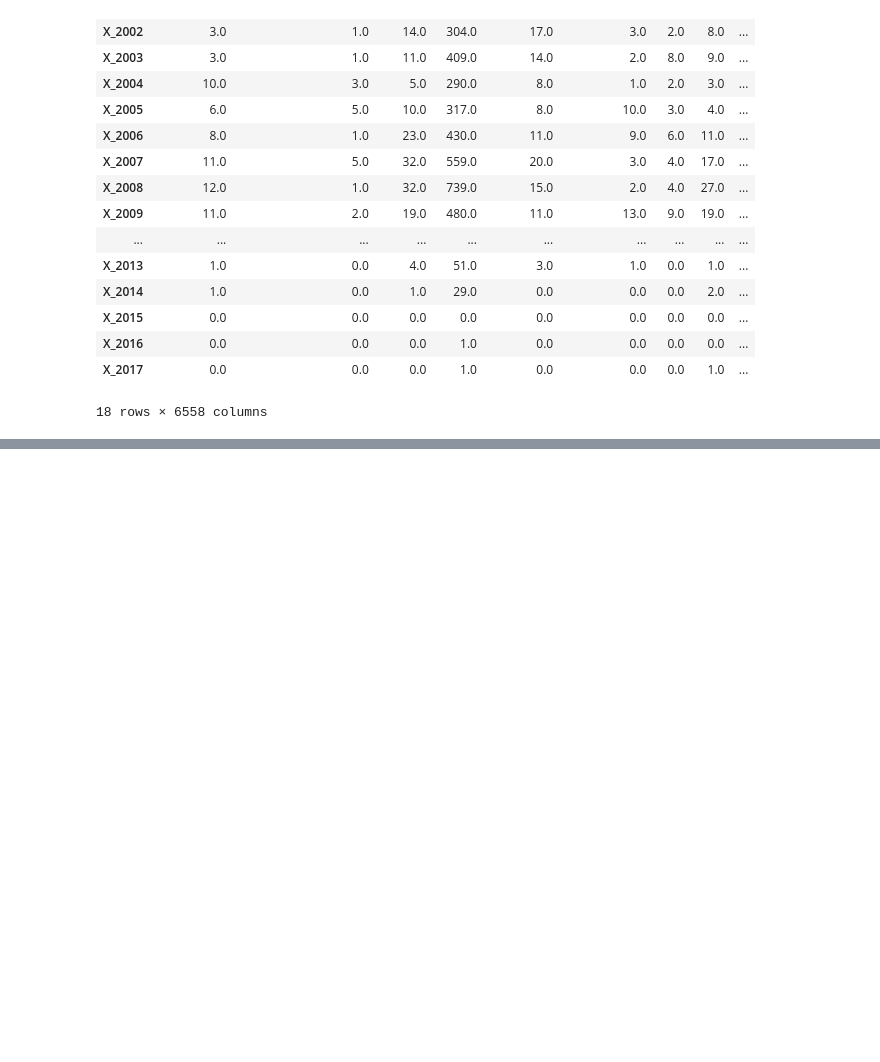
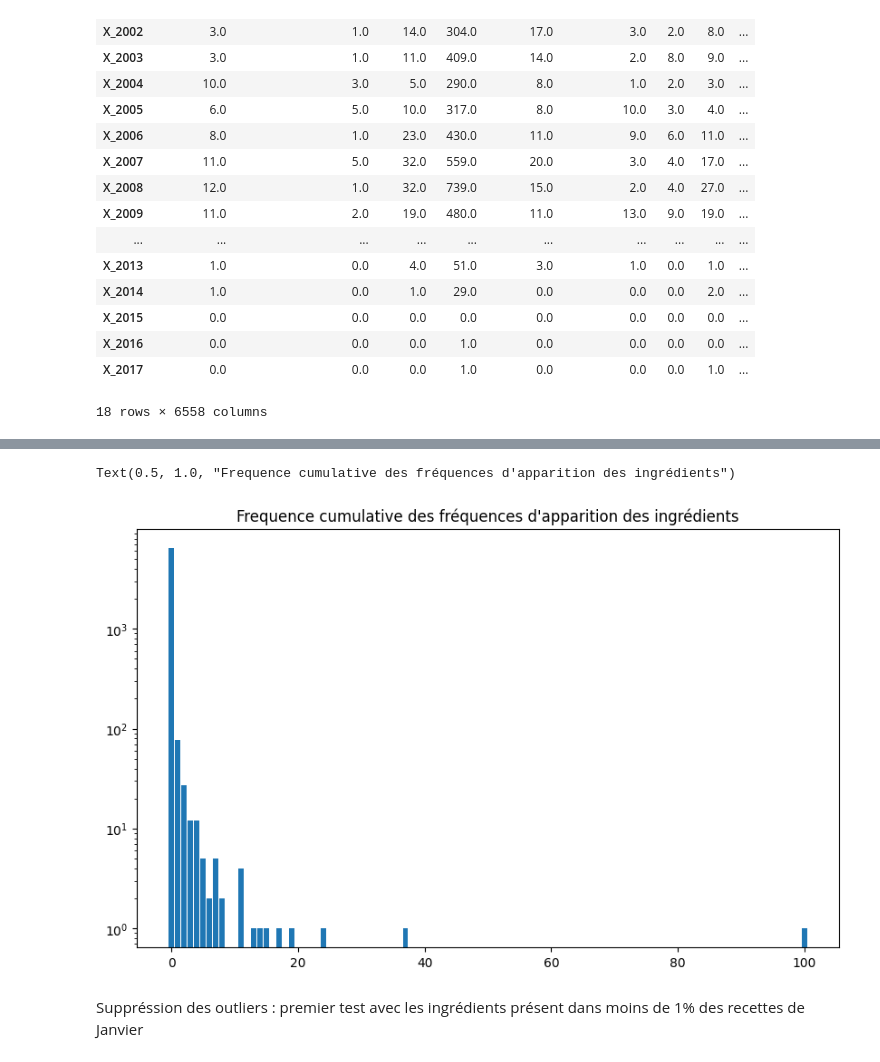
Before and after one commit to ramzinaji/analyse_cooking_app, a Jupyter notebook: etude_app_cuisine/script.ipynb, the cells around one changed output, grey strips where cells are left out. Saved outputs shown, nothing was run; the diff lists cells and outputs as text; code cells hidden in the pictures; blank space fills up the shorter version.

Commit message:
affichage ingrédients

```diff
--- a/etude_app_cuisine/script.ipynb
+++ b/etude_app_cuisine/script.ipynb
@@ -304,0 +366,10 @@ Name: nbre_ingredients, dtype: float64
+# %%
+January_Ingredients_All=pd.DataFrame(January_Ingredients.sum())
+
+January_Ingredients_All=January_Ingredients_All.reset_index()
+January_Ingredients_All.columns=['ingredients','apperences']
+January_Ingredients_All['freq'] = January_Ingredients_All['apperences'] / January_Ingredients.sum().loc['nbre_recipes'] *100        #Fréquence (%) d'apparition d'un ingrédients en Janvier
+
+January_Ingredients_All=January_Ingredients_All.sort_values(by='freq',ascending=False)
+
+January_Ingredients_All
@@ -304,0 +390,3 @@ Name: nbre_ingredients, dtype: float64
+# %%
+January_Ingredients_All['freq_int']=January_Ingredients_All['freq'].apply(lambda x : int(x))
+January_Ingredients_All
@@ -304,0 +407,12 @@ Name: nbre_ingredients, dtype: float64
+# %%
+Jan_Ingr_freq_count=January_Ingredients_All.freq_int.value_counts()# Ici on veut connaitre la distribution des fréquences d'apparition pour éliminer les ingrédients qui apparaissent trop souvent
+Jan_Ingr_freq_count=Jan_Ingr_freq_count.drop(index=911)
+plt.figure(figsize=(10, 6))
+plt.bar(Jan_Ingr_freq_count.index, Jan_Ingr_freq_count.values)
+plt.yscale("log")
+plt.title("Frequence cumulative des fréquences d'apparition des ingrédients")
+# %% [output]
+Text(0.5, 1.0, "Frequence cumulative des fréquences d'apparition des ingrédients")
+[figure, added]
+# %% [markdown]
+Suppréssion des outliers : premier test avec les ingrédients présent dans moins de 1% des recettes de Janvier
```
Also changed, not shown: parts of 19 cells of this notebook, 4 other files.
